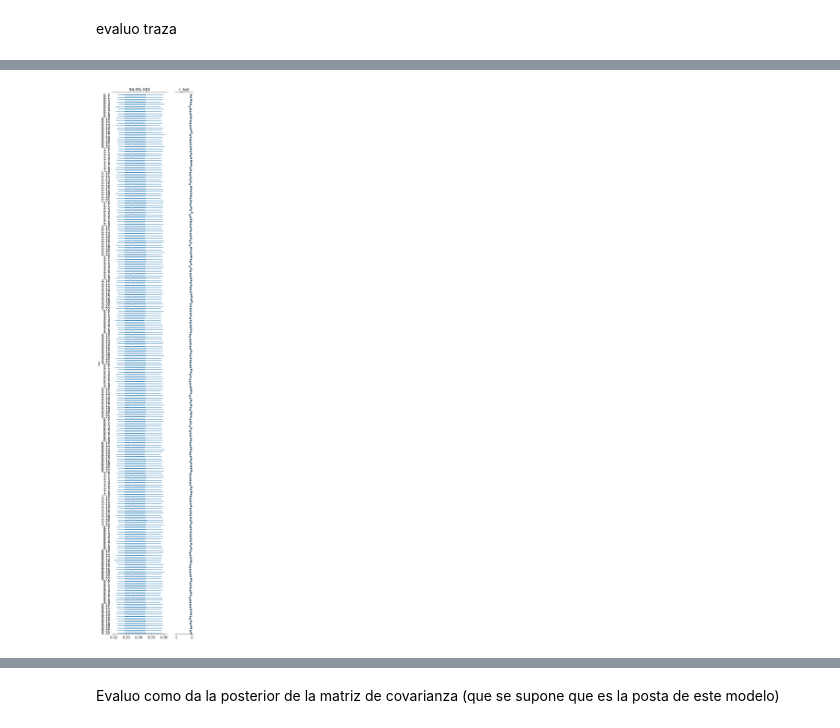
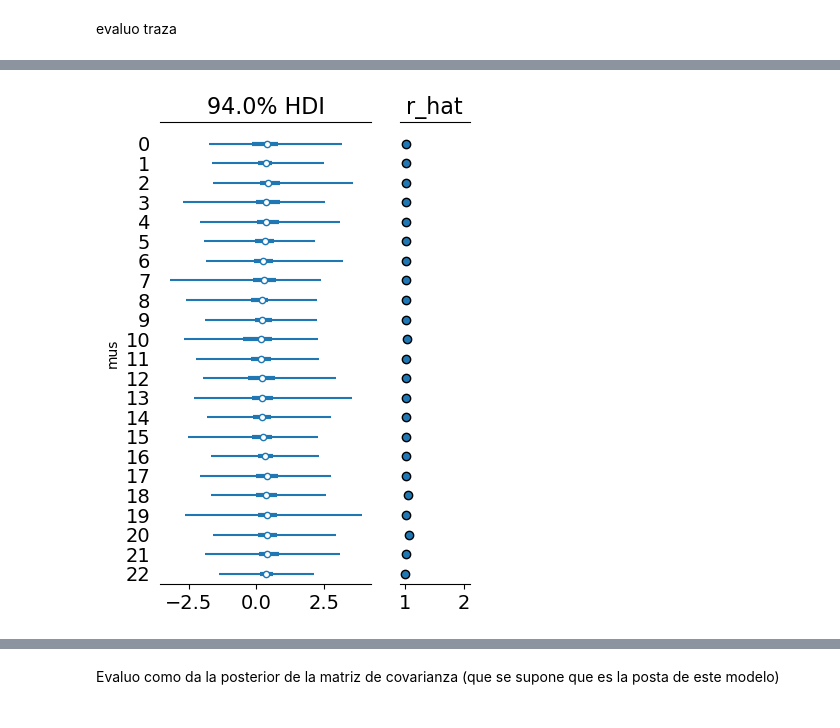
Before and after one commit to verderis/TimeSeries, a Jupyter notebook: loredo_2025 hierarchical.ipynb, the cells around one changed output, grey strips where cells are left out. Cells and saved outputs as stored; diff of their text form; code cells hidden in the pictures.

```diff
--- a/loredo_2025 hierarchical.ipynb
+++ b/loredo_2025 hierarchical.ipynb
@@ -85,8 +85,8 @@ Version 2025
 # %% [markdown]
 defino subset de datos para probar
 # %%
-nPixelsWindow = 10
-trainWindowLength = 90
+nPixelsWindow = 24
+trainWindowLength = 23*10
 samplesPerYear = 23
 # %%
 dataSubset = data.iloc[:nPixelsWindow, :trainWindowLength]
@@ -144,12 +141,12 @@ sigma_err = 0.05
 
 with pm.Model() as modeNormCorr:
 
-        cov = np.eye(samplesPerYear)
+        # cov = np.eye(samplesPerYear)
         L, corr, std = pm.LKJCholeskyCov('packed_L', n=samplesPerYear, eta=1, sd_dist=pm.Exponential.dist(1.))
         cov = pm.Deterministic('cov', L.dot(L.T))
 
         # mu = 0.3 + np.zeros(samplesPerYear)
-        mus = pm.Normal('mus', mu=0.3, sigma=0.1, shape=samplesPerYear)
+        mus = pm.Normal('mus', mu=0.3, sigma=0.3, shape=samplesPerYear)
         x = pm.MvNormal("x", mu=mus, cov=cov)
         # y = pm.Uniform("y", 0, 1, shape=0)
         y = []
@@ -269,17 +272,28 @@ with pm.Model(coords=coords) as HierarchichalModel:
         y_like = pm.Normal("y_like", mu=y_hat, sigma=sigma_y, observed=log_radon, dims="obs_id")
             '''
 
+        inputData = pm.Data("inputData", dataSubset, dims=('pixel','timeSeriesTrainlength'))
+
         L, corr, std = pm.LKJCholeskyCov('packed_L', n=samplesPerYear, eta=1, sd_dist=pm.Exponential.dist(1.))
         cov = pm.Deterministic('cov', L.dot(L.T))
 
         #mu_a = pm.Normal("mu_a", mu=0.0, sigma=10.0, dims=("samplesPerYear"))
         #sigma_a = pm.Exponential("sigma_a", 1, dims=("samplesPerYear"))
 
-        mu_a = pm.Normal("mu_a", mu=0.0, sigma=10.0) #, dims=("samplesPerYear"))
-        sigma_a = pm.Exponential("sigma_a", 1) #, dims=("samplesPerYear"))
+        mu_a = pm.Normal("mu_a", mu=0.0, sigma=10.0, dims=("samplesPerYear")) #, dims=("samplesPerYear"))
+        sigma_a = pm.Exponential("sigma_a", 5, dims=("samplesPerYear")) #, dims=("samplesPerYear"))
 
+        '''
+        # version no centrada
         mus = pm.Normal('mus', mu=mu_a, sigma=sigma_a, dims=('pixel',"samplesPerYear"))
         x = pm.MvNormal("x", mu=mus, cov=cov)
+        '''
+
+        # version centrada
+        mus_ = pm.Normal('mus_', mu=0, sigma=1, dims=('pixel',"samplesPerYear"))
+        mus = pm.Deterministic('mus', mu_a + mus_ * sigma_a, dims=('pixel',"samplesPerYear"))
+        x = pm.MvNormal("x", mu=mus, cov=cov)
+
 
         #print(x.shape.eval())
 
@@ -303,4 +317,4 @@ with pm.Model(coords=coords) as HierarchichalModel:
         #print(y.shape.eval())
         #print(x[:,0:resto].shape.eval())
         #print(z.shape.eval())
-        obs = pm.Normal("obs", mu=z, sigma=sigma_err, observed=dataSubset, dims=('pixel','timeSeriesTrainlength'))
+        obs = pm.Normal("obs", mu=z, sigma=sigma_err, observed=inputData, dims=('pixel','timeSeriesTrainlength'))
@@ -358,12 +413,12 @@ invalid value encountered in scalar divide
 # %%
 ax = az.plot_forest(
     trace_HierarchichalModel,
     var_names=["mus"],
     r_hat=True,
     combined=True,
-    figsize=(6, 40),
+    figsize=(4, 6),
     labeller=az.labels.NoVarLabeller(),
 )
 ax[0].set_ylabel("mus");
 # %% [output]
-[figure, old version]
+[figure, new version]
```
Also changed, not shown: parts of 33 cells of this notebook.
